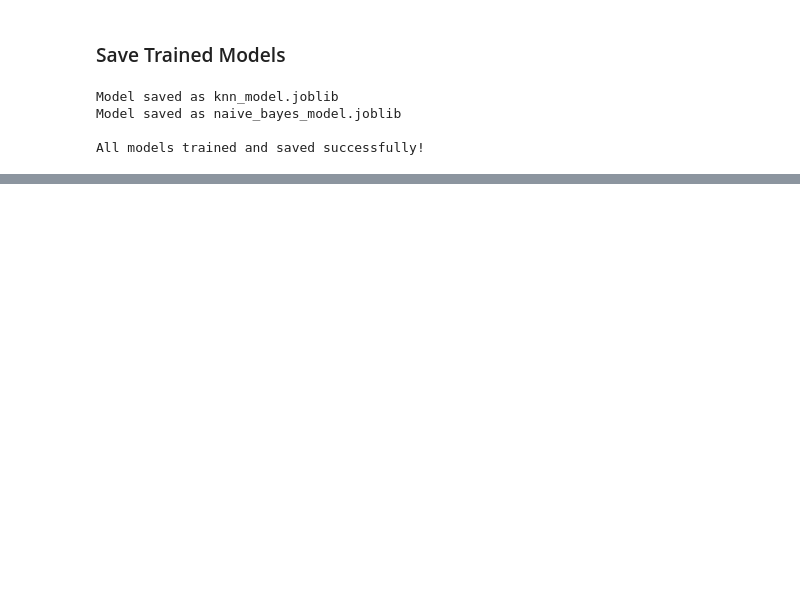
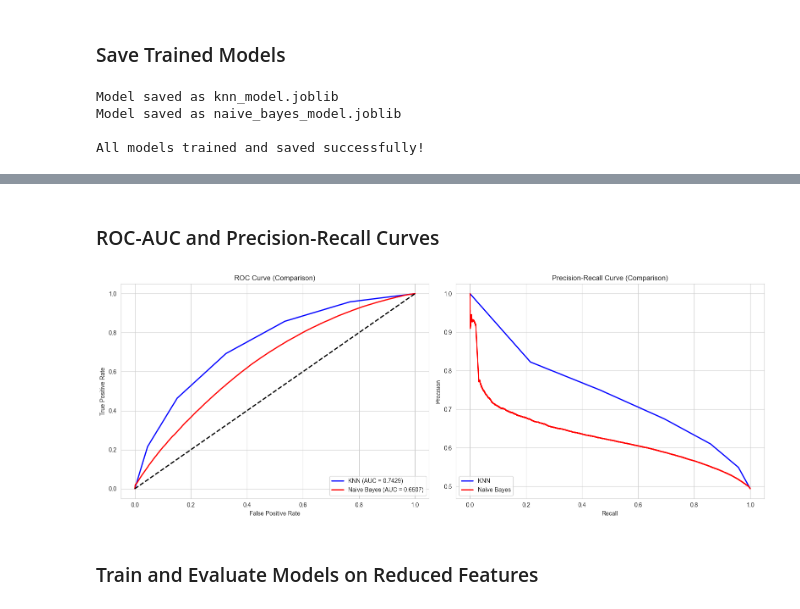
Before and after one commit to Mohamed-Ehab-Sabry/nlp-fake-news-detector-transformers, a Jupyter notebook: src/models/KNN-naive_bayes.ipynb, the cells around one changed output, grey strips where cells are left out. Saved outputs shown, nothing was run; the diff lists cells and outputs as text; code cells hidden in the pictures; blank space fills up the shorter version.

```diff
--- a/src/models/KNN-naive_bayes.ipynb
+++ b/src/models/KNN-naive_bayes.ipynb
@@ -180,0 +313,50 @@ All models trained and saved successfully!
+# %% [markdown]
+### ROC-AUC and Precision-Recall Curves
+# %%
+from sklearn.metrics import roc_curve, auc, precision_recall_curve
+
+def plot_performance_curves(models_obj):
+    fig, (ax1, ax2) = plt.subplots(1, 2, figsize=(16, 6))
+
+    # Models to evaluate
+    model_configs = [
+        (models_obj.knn_model, "KNN", "blue"),
+        (models_obj.nb_model, "Naive Bayes", "red")
+    ]
+
+    for model, name, color in model_configs:
+        if model is not None:
+            # We use predict_proba to get the confidence scores for the "Positive" class
+            y_probs = model.predict_proba(models_obj.X_test)[:, 1]
+
+            # ROC Curve calculation
+            fpr, tpr, _ = roc_curve(models_obj.y_test, y_probs)
+            roc_auc = auc(fpr, tpr)
+            ax1.plot(fpr, tpr, color=color, lw=2, label=f'{name} (AUC = {roc_auc:.4f})')
+
+            # Precision-Recall Curve calculation
+            precision, recall, _ = precision_recall_curve(models_obj.y_test, y_probs)
+            ax2.plot(recall, precision, color=color, lw=2, label=name)
+
+    # ROC Plot Formatting
+    ax1.plot([0, 1], [0, 1], 'k--', lw=2) # Random chance line
+    ax1.set_title('ROC Curve (Comparison)')
+    ax1.set_xlabel('False Positive Rate')
+    ax1.set_ylabel('True Positive Rate')
+    ax1.legend(loc="lower right")
+
+    # PR Plot Formatting
+    ax2.set_title('Precision-Recall Curve (Comparison)')
+    ax2.set_xlabel('Recall')
+    ax2.set_ylabel('Precision')
+    ax2.legend(loc="lower left")
+
+    plt.tight_layout()
+    plt.show()
+
+# Run the visualization
+plot_performance_curves(models)
+# %% [output]
+[figure, added]
+# %% [markdown]
+### Train and Evaluate Models on Reduced Features
```
Also changed, not shown: parts of 23 cells of this notebook.
